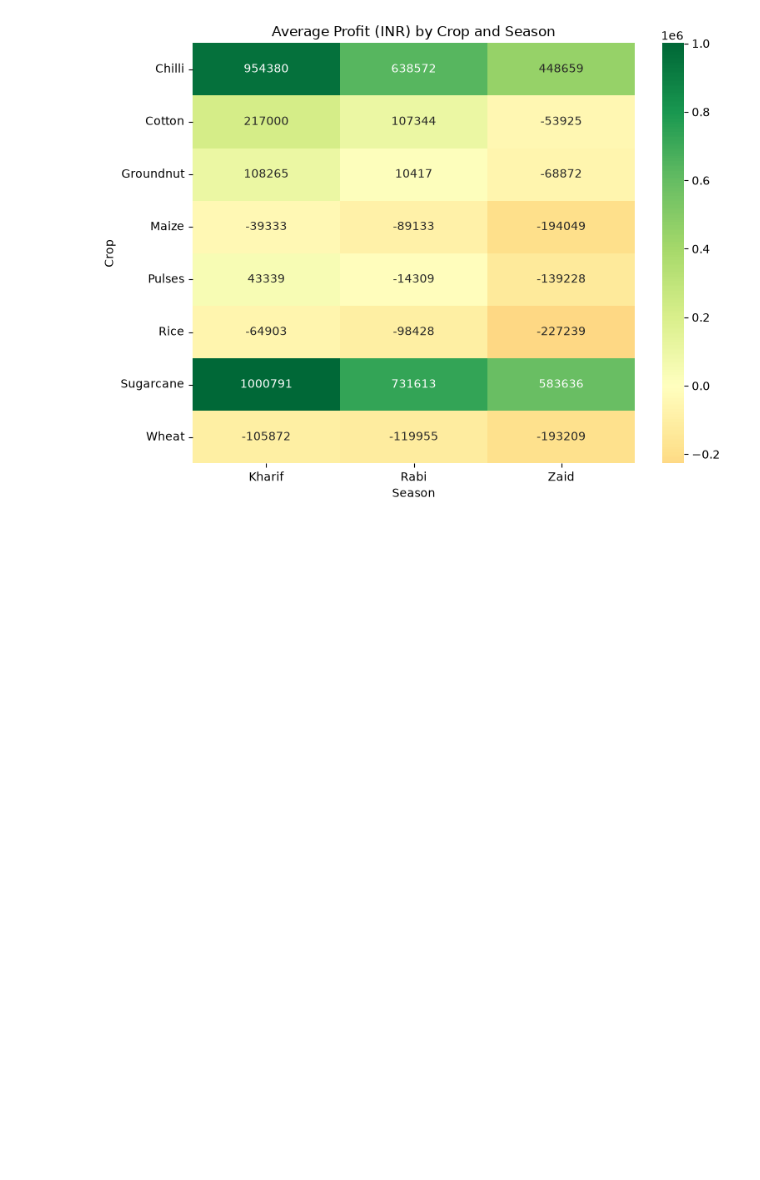
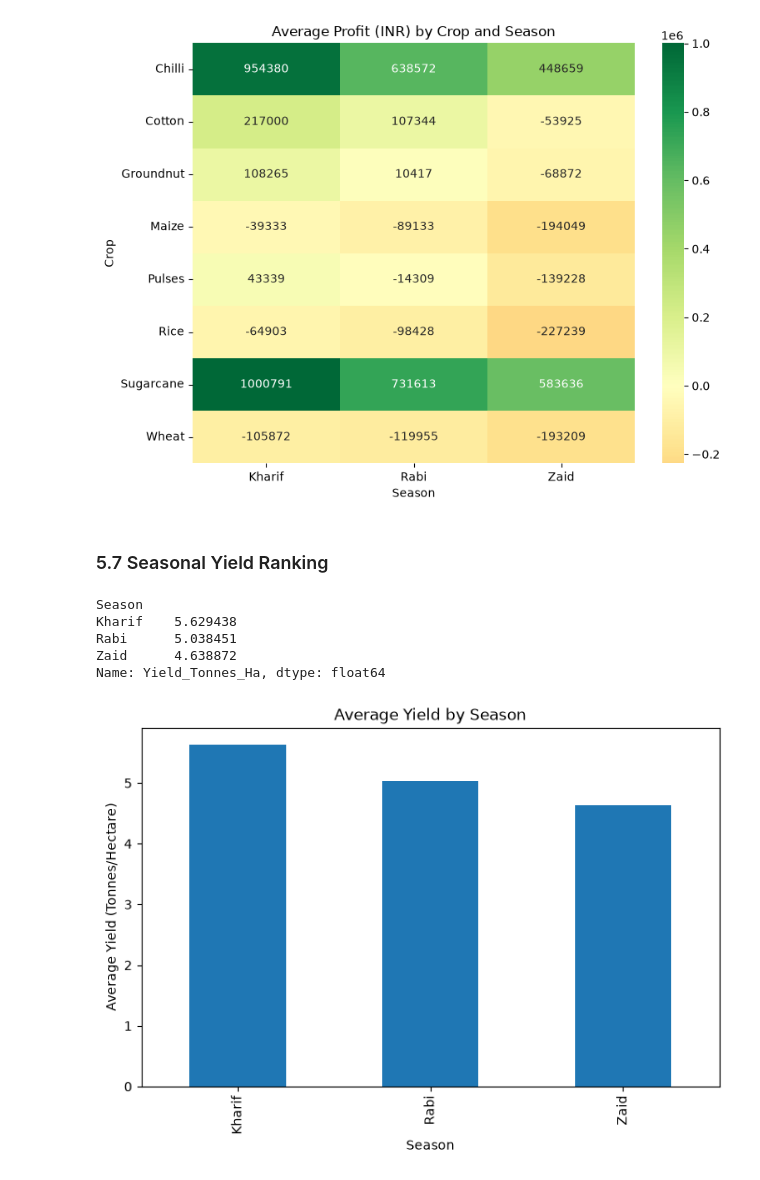
Before and after one commit to Swoasti07/Seasonal-Agriculture-Performance-Analysis, a Jupyter notebook: Seasonal_agriculture_analysis.ipynb, the cells around one changed output. Saved outputs shown, nothing was run; the diff lists cells and outputs as text; code cells hidden in the pictures; blank space fills up the shorter version.

```diff
--- a/Seasonal_agriculture_analysis.ipynb
+++ b/Seasonal_agriculture_analysis.ipynb
@@ -307,3 +307,26 @@ plt.tight_layout()
 plt.show()
 # %% [output]
 [figure]
+# %% [markdown]
+### 5.7 Seasonal Yield Ranking
+# %%
+season_yield = (
+    df.groupby('Season')['Yield_Tonnes_Ha']
+      .mean()
+      .sort_values(ascending=False)
+)
+
+print(season_yield)
+
+plt.figure(figsize=(8,5))
+season_yield.plot(kind='bar')
+plt.title('Average Yield by Season')
+plt.ylabel('Average Yield (Tonnes/Hectare)')
+plt.show()
+# %% [output]
+Season
+Kharif    5.629438
+Rabi      5.038451
+Zaid      4.638872
+Name: Yield_Tonnes_Ha, dtype: float64
+[figure, added]
```
Also changed, not shown: parts of 7 cells of this notebook.
